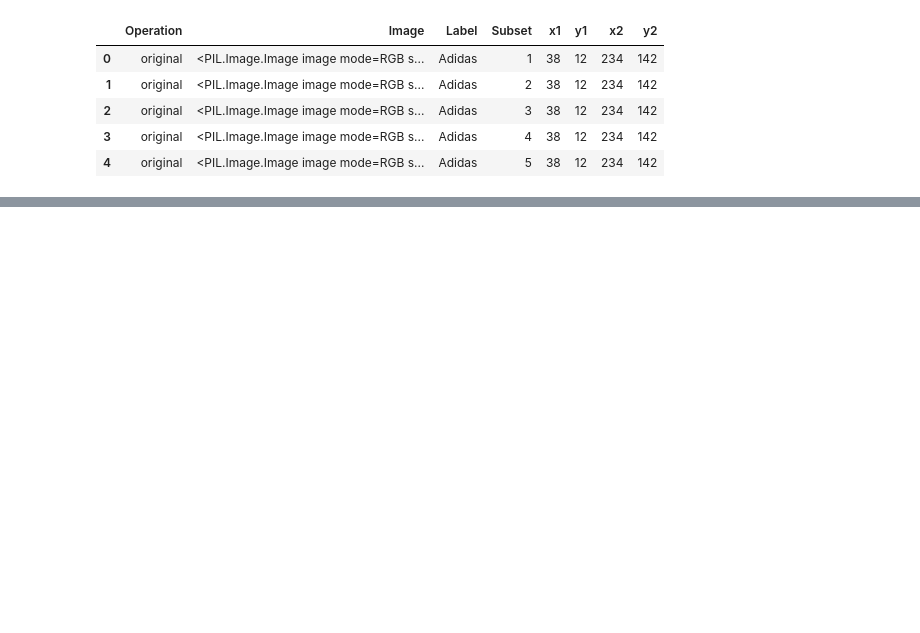
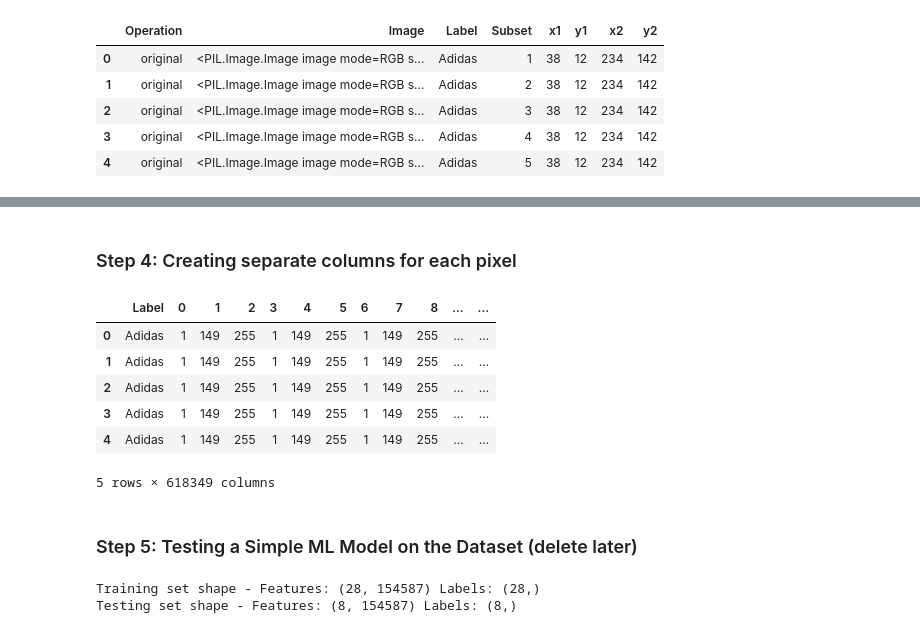
Before and after one commit to veronicalarssn/ML_Project, a Jupyter notebook: Start.ipynb, the cells around one changed output, grey strips where cells are left out. Cells and saved outputs as stored; diff of their text form; code cells hidden in the pictures; blank space fills up the shorter version.

```diff
--- a/Start.ipynb
+++ b/Start.ipynb
@@ -172,16 +174,18 @@ def augment_images(images_dictionary, augmented_df):
                 break
 
         # Rotate, scale, and crop the image
-        operations = ['original','rotated', 'scaled', 'cropped', 'top-bottom flipped']
+        operations = ['original','rotated', 'scaled', 'cropped', 'top-bottom flipped', 'grey-scaled']
         images = [original_image,
                   original_image.rotate(45),
                   original_image.resize((int(original_image.width * 1.5), int(original_image.height * 1.5))),
                   original_image.crop((x1, y1, x2, y2)),
-                  original_image.transpose(Image.FLIP_TOP_BOTTOM)]
+                  original_image.transpose(Image.FLIP_TOP_BOTTOM),
+                  ImageEnhance.Color(original_image).enhance(0)]
 
         for i in range(len(operations)):
             op = operations[i]
             img = images[i]
+            img = img.resize((227, 227), Image.LANCZOS)
             data = {'Filename': [filename], 'Operation': [op], 'Image': [img]}
             df = pd.DataFrame(data)
             dataframes.append(df)
@@ -210,4 +211,0 @@ labelled_augmented_df.head()
-# %%
-#storing data as grey-scale
-labelled_augmented_df['Grey-Scale Image'] = labelled_augmented_df['Image'].apply(lambda img: ImageEnhance.Color(img).enhance(0))
-labelled_augmented_df.head()
@@ -220,0 +212,46 @@ labelled_augmented_df.head()
+# %% [markdown]
+### Step 4: Creating separate columns for each pixel
+# %%
+# Function to convert PIL Image to flattened pixel array
+def image_to_pixels(image):
+    return np.array(image).flatten()
+
+# Apply the function to each image and create a DataFrame
+pixel_df = labelled_augmented_df['Image'].apply(image_to_pixels).apply(pd.Series)
+
+# Concatenate the pixel DataFrame with the original DataFrame
+labelled_augmented_df = pd.concat([labelled_augmented_df, pixel_df], axis=1)
+#labelled_augmented_df.head()
+
+model_data = labelled_augmented_df.drop(columns={'Operation','Image','Subset','x1','y1','x2','y2'})
+model_data.head()
+
+#Alt 2:
+# labelled_augmented_df['pixel_info'] = labelled_augmented_df['Image'].apply(lambda img: np.array(img).flatten())
+# labelled_augmented_df
+# %% [output]
+|  | Label | 0 | 1 | 2 | 3 | 4 | 5 | 6 | 7 | 8 | ... | ... |
+| 0 | Adidas | 1 | 149 | 255 | 1 | 149 | 255 | 1 | 149 | 255 | ... | ... |
+| 1 | Adidas | 1 | 149 | 255 | 1 | 149 | 255 | 1 | 149 | 255 | ... | ... |
+| 2 | Adidas | 1 | 149 | 255 | 1 | 149 | 255 | 1 | 149 | 255 | ... | ... |
+| 3 | Adidas | 1 | 149 | 255 | 1 | 149 | 255 | 1 | 149 | 255 | ... | ... |
+| 4 | Adidas | 1 | 149 | 255 | 1 | 149 | 255 | 1 | 149 | 255 | ... | ... |
+5 rows × 618349 columns
+# %% [markdown]
+### Step 5: Testing a Simple ML Model on the Dataset (delete later)
+# %%
+from sklearn.model_selection import train_test_split
+
+#In order to store the data as detailed as possible, we use the data split up into features and labels.
+features = model_data.iloc[:,1:]
+labels = model_data['Label']
+
+#Further, we will use pd-dataframes to train the model, instead of np-arrays
+images_train_set, images_test_set, labels_train_set, labels_test_set=train_test_split(features, labels, test_size=0.2, random_state=42)
+
+#Now we have our training and test sets
+print("Training set shape - Features:", images_train_set.shape, "Labels:", labels_train_set.shape)
+print("Testing set shape - Features:", images_test_set.shape, "Labels:", labels_test_set.shape)
+# %% [output]
+Training set shape - Features: (28, 154587) Labels: (28,)
+Testing set shape - Features: (8, 154587) Labels: (8,)
```
Also changed, not shown: parts of 6 cells of this notebook.
